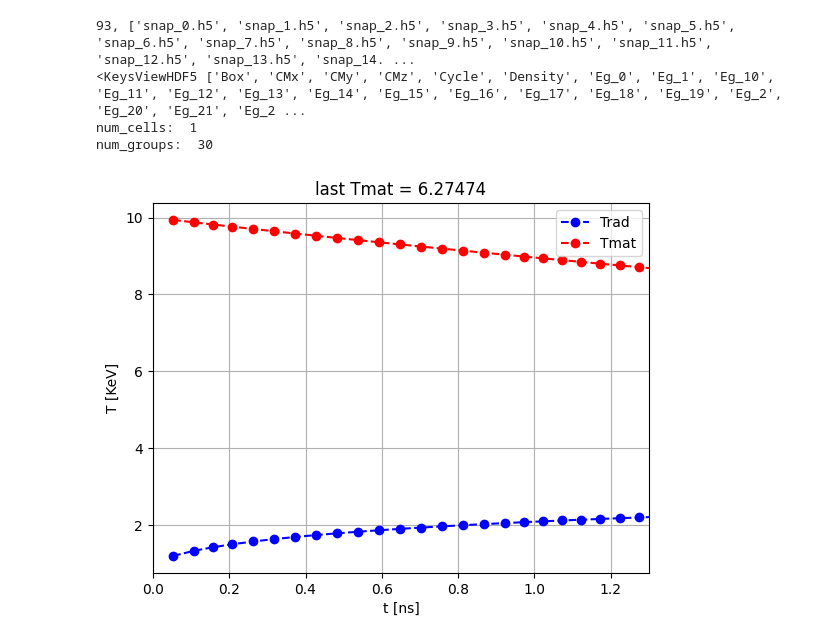
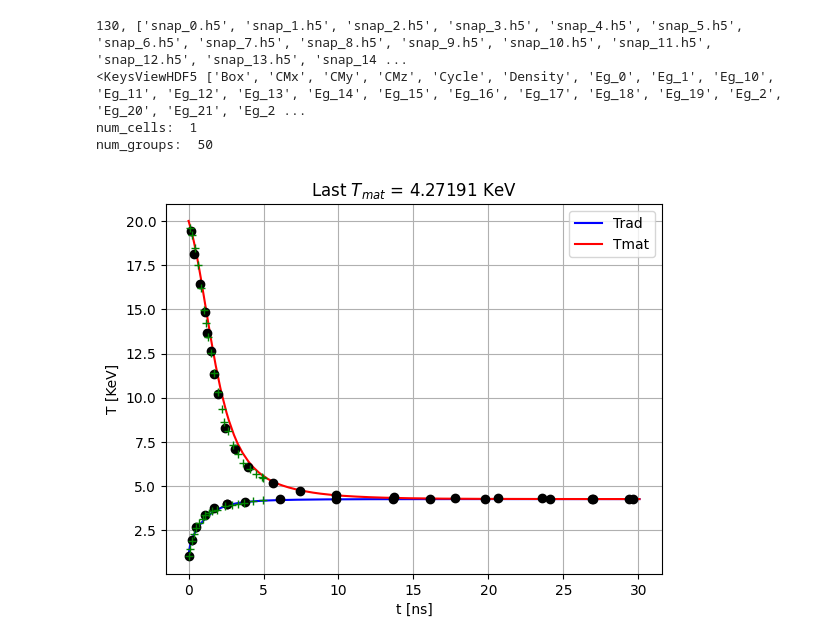
Before and after one commit to eladtan/RICH_temp, a Jupyter notebook: analysis_files/equilibration.ipynb, the cells around one changed output. Drawn from its saved outputs; the diff is of its cells as text; code cells hidden in the pictures.

```diff
--- a/analysis_files/equilibration.ipynb
+++ b/analysis_files/equilibration.ipynb
@@ -5,7 +5,7 @@ import os
 from os import path
 import h5py
 # %%
-output_files_path = "/home/itamarg/workspace/RICH/output/equilibration"
+output_files_path = "/home/itamarg/workspace/RICH/output/Winslow"
 path_to_initial_snap = path.join(output_files_path, f"snap_{0}.h5")
 
 snaps = [file for file in os.listdir(output_files_path) if file.endswith(".h5") and file.startswith("snap")]
@@ -30,38 +30,46 @@ stefan_boltzman = 5.670374e-5
 radiation_constant = 4 * stefan_boltzman / speed_of_light
 boltzmann_constant = 1.380649e-16
 
 ev = 1.602176634e-12
 kev = 1e3*ev
 
 kev_to_kelvin = kev / boltzmann_constant
 
 Erad = np.ndarray(shape=num_of_snaps)
 Trad = np.ndarray(shape=num_of_snaps)
 Tmat = np.ndarray(shape=num_of_snaps)
 time = np.ndarray(shape=num_of_snaps)
 
 for i in range(num_of_snaps):
     path_to_snap =  path.join(output_files_path, snaps[i])
     with h5py.File(path_to_snap) as h5_file:
         Tmat[i] = h5_file["Temperature"][0]
         Erad[i] = h5_file["Erad"][0]
         Trad[i] = (Erad[i] / radiation_constant)**0.25
         time[i] = h5_file["Time"][0]
 
-plt.plot(time/1e-9, Trad/kev_to_kelvin, '--ob', label="Trad")
-plt.plot(time/1e-9, Tmat/kev_to_kelvin, '--or', label="Tmat")
+plt.plot(time/1e-9, Trad/kev_to_kelvin, '-b', label="Trad")
+plt.plot(time/1e-9, Tmat/kev_to_kelvin, '-r', label="Tmat")
 plt.grid()
 plt.xlabel("t [ns]")
 plt.ylabel("T [KeV]")
 plt.legend(loc="best")
-plt.title(f"last Tmat = {Tmat[-1]/kev_to_kelvin:g}")
-plt.xlim(0.0, 1.3)
+plt.title(f"Last $T_{{mat}}$ = {Tmat[-1]/kev_to_kelvin:g} KeV")
+Trad_sample = np.loadtxt(path.join("../compton_data", "Till_winslow_Trad.txt"), delimiter=",")
+Tmat_sample = np.loadtxt(path.join("../compton_data", "Till_winslow_Tmat.txt"), delimiter=",")
+Trad_sample_winslow = np.loadtxt(path.join("../compton_data", "Winslow_Trad.txt"), delimiter=",")
+Tmat_sample_winslow = np.loadtxt(path.join("../compton_data", "Winslow_Tmat.txt"), delimiter=",")
+plt.plot(Trad_sample[:,0]/1e-9, Trad_sample[:,1], "o", c='k', label="Till Trad")
+plt.plot(Tmat_sample[:,0]/1e-9, Tmat_sample[:,1], "o", c='k', label="Till Tmat")
+plt.plot(Tmat_sample_winslow[:,0]/1e-9, Tmat_sample_winslow[:,1], "+", c='g', label="Winslow Tmat")
+plt.plot(Trad_sample_winslow[:,0]/1e-9, Trad_sample_winslow[:,1], "+", c='g', label="Winslow Trad")
+# plt.xscale("symlog")
 plt.show()
 plt.close()
 # %% [output]
-93, ['snap_0.h5', 'snap_1.h5', 'snap_2.h5', 'snap_3.h5', 'snap_4.h5', 'snap_5.h5', 'snap_6.h5', 'snap_7.h5', 'snap_8.h5', 'snap_9.h5', 'snap_10.h5', 'snap_11.h5', 'snap_12.h5', 'snap_13.h5', 'snap_14. ...
+130, ['snap_0.h5', 'snap_1.h5', 'snap_2.h5', 'snap_3.h5', 'snap_4.h5', 'snap_5.h5', 'snap_6.h5', 'snap_7.h5', 'snap_8.h5', 'snap_9.h5', 'snap_10.h5', 'snap_11.h5', 'snap_12.h5', 'snap_13.h5', 'snap_14 ...
 <KeysViewHDF5 ['Box', 'CMx', 'CMy', 'CMz', 'Cycle', 'Density', 'Eg_0', 'Eg_1', 'Eg_10', 'Eg_11', 'Eg_12', 'Eg_13', 'Eg_14', 'Eg_15', 'Eg_16', 'Eg_17', 'Eg_18', 'Eg_19', 'Eg_2', 'Eg_20', 'Eg_21', 'Eg_2 ...
 num_cells:  1
-num_groups:  30
+num_groups:  50
-[figure, old version]
+[figure, new version]
 # %%
```
Also changed, not shown: parts of 5 cells of this notebook, 30 other files.
